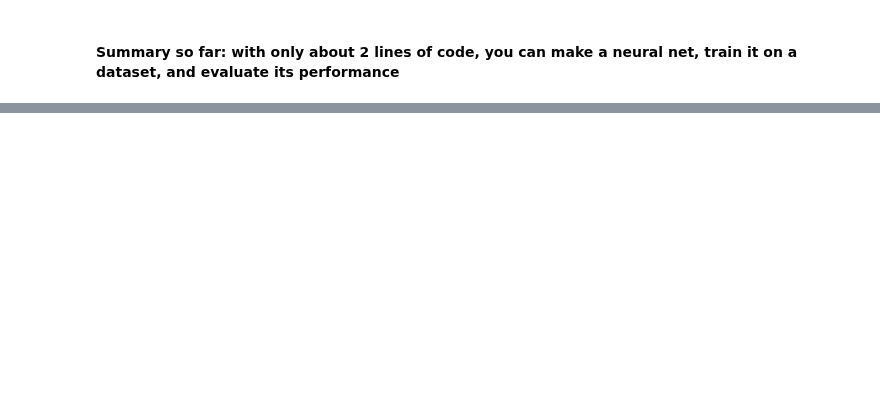
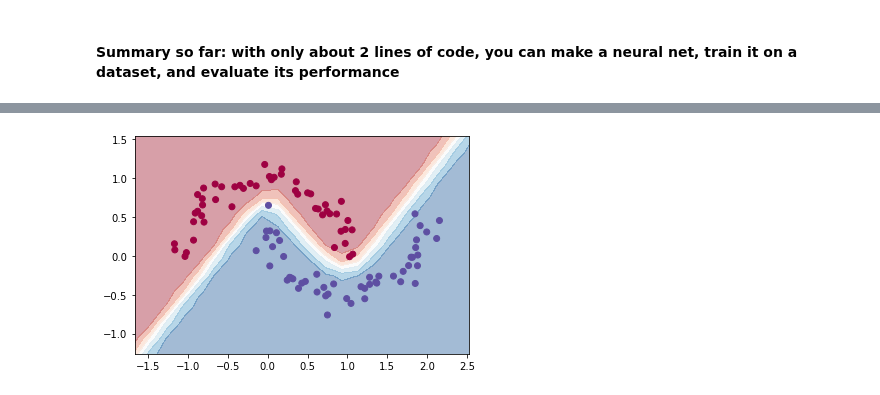
Before and after one commit to oercompbiomed/CBM101, a Jupyter notebook: H_Neural_Networks/2_Feed_Forward_Neural_Networks.ipynb, the cells around one changed output, grey strips where cells are left out. Cells and saved outputs as stored; diff of their text form; code cells hidden in the pictures; blank space fills up the shorter version.

```diff
--- a/H_Neural_Networks/2_Feed_Forward_Neural_Networks.ipynb
+++ b/H_Neural_Networks/2_Feed_Forward_Neural_Networks.ipynb
@@ -105,0 +117,3 @@ As you can see, the train accuracy is overly optimistic, with a perfect predicti
+# %%
+clf2 = MLPClassifier((50,50,50))
+clf2.fit(X, y)
@@ -105,0 +128,12 @@ As you can see, the train accuracy is overly optimistic, with a perfect predicti
+# %%
+h = 0.2
+x_min, x_max = X[:, 0].min() - .5, X[:, 0].max() + .5
+y_min, y_max = X[:, 1].min() - .5, X[:, 1].max() + .5
+xx, yy = np.meshgrid(np.arange(x_min, x_max, h), np.arange(y_min, y_max, h))
+Z = clf2.predict_proba(np.c_[xx.ravel(), yy.ravel()])[:,1]
+Z = np.array(Z).reshape(xx.shape)
+plt.contourf(xx, yy, Z, alpha=0.4, cmap=plt.cm.RdBu)
+plt.scatter(X[:, 0], X[:, 1], c=y, cmap=plt.cm.Spectral)
+plt.show()
+# %% [output]
+[figure, added]
```
Also changed, not shown: parts of 17 cells of this notebook.
